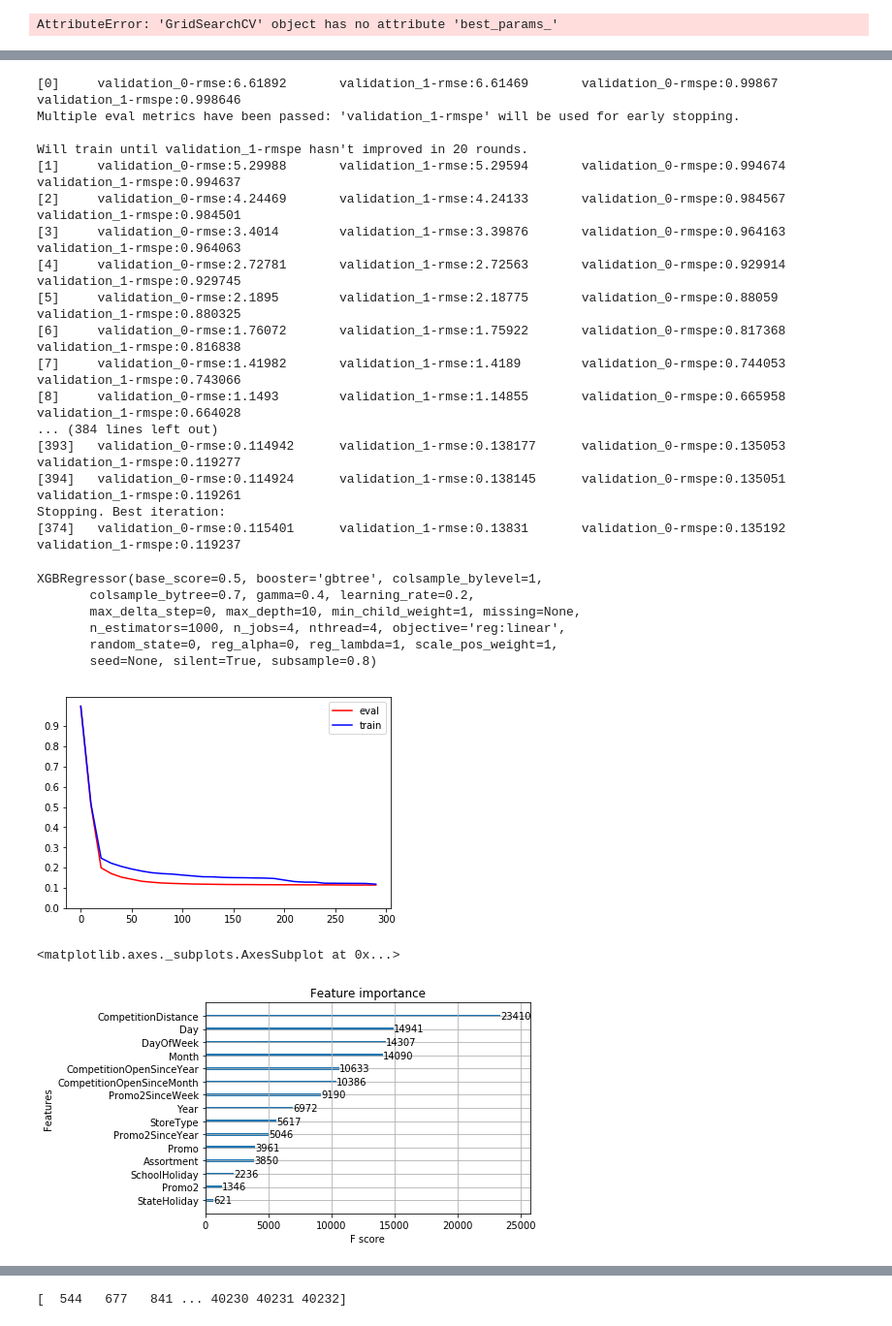
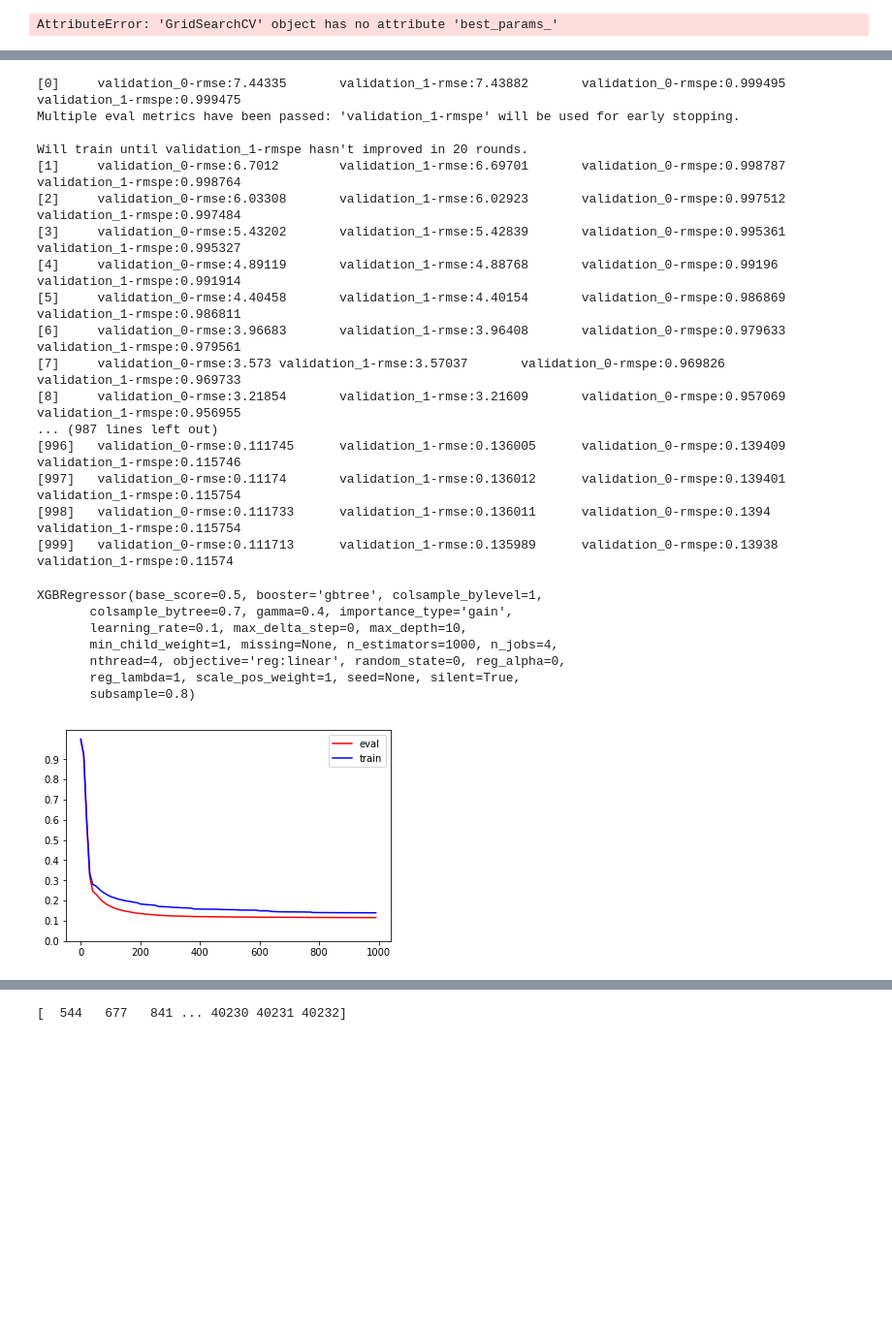
Before and after one commit to yiikai/rosman_predict, a Jupyter notebook: RosMan.ipynb, the cells around one changed output, grey strips where cells are left out. Shown: that part at 97% size. Saved outputs shown, nothing was run; the diff lists cells and outputs as text; code cells hidden in the pictures; blank space fills up the shorter version.

```diff
--- a/RosMan.ipynb
+++ b/RosMan.ipynb
@@ -480,43 +334,44 @@ print(gsearch4.best_params_)
 # %%
 
-estimator = xgb.XGBRegressor(max_depth=10,learning_rate =0.2,n_jobs =4, gamma = 0.4,n_estimators=num_trees,subsample=0.8,colsample_bytree=0.7,nthread=4,scale_pos_weight=1)
+estimator = xgb.XGBRegressor(max_depth=10,learning_rate =0.1,n_jobs =4, gamma = 0.4,n_estimators=num_trees,subsample=0.8,colsample_bytree=0.7,nthread=4,scale_pos_weight=1)
 estimator.fit(X_train, Y_train,eval_metric=rmspe_xg, eval_set=eval_set, verbose=True,early_stopping_rounds=20)
 # %% [output]
-[0]     validation_0-rmse:6.61892       validation_1-rmse:6.61469       validation_0-rmspe:0.99867      validation_1-rmspe:0.998646
+[0]     validation_0-rmse:7.44335       validation_1-rmse:7.43882       validation_0-rmspe:0.999495     validation_1-rmspe:0.999475
 Multiple eval metrics have been passed: 'validation_1-rmspe' will be used for early stopping.
 
 Will train until validation_1-rmspe hasn't improved in 20 rounds.
-[1]     validation_0-rmse:5.29988       validation_1-rmse:5.29594       validation_0-rmspe:0.994674     validation_1-rmspe:0.994637
-[2]     validation_0-rmse:4.24469       validation_1-rmse:4.24133       validation_0-rmspe:0.984567     validation_1-rmspe:0.984501
-[3]     validation_0-rmse:3.4014        validation_1-rmse:3.39876       validation_0-rmspe:0.964163     validation_1-rmspe:0.964063
-[4]     validation_0-rmse:2.72781       validation_1-rmse:2.72563       validation_0-rmspe:0.929914     validation_1-rmspe:0.929745
-[5]     validation_0-rmse:2.1895        validation_1-rmse:2.18775       validation_0-rmspe:0.88059      validation_1-rmspe:0.880325
-[6]     validation_0-rmse:1.76072       validation_1-rmse:1.75922       validation_0-rmspe:0.817368     validation_1-rmspe:0.816838
-[7]     validation_0-rmse:1.41982       validation_1-rmse:1.4189        validation_0-rmspe:0.744053     validation_1-rmspe:0.743066
-[8]     validation_0-rmse:1.1493        validation_1-rmse:1.14855       validation_0-rmspe:0.665958     validation_1-rmspe:0.664028
-... (384 lines left out)
-[393]   validation_0-rmse:0.114942      validation_1-rmse:0.138177      validation_0-rmspe:0.135053     validation_1-rmspe:0.119277
-[394]   validation_0-rmse:0.114924      validation_1-rmse:0.138145      validation_0-rmspe:0.135051     validation_1-rmspe:0.119261
-Stopping. Best iteration:
-[374]   validation_0-rmse:0.115401      validation_1-rmse:0.13831       validation_0-rmspe:0.135192     validation_1-rmspe:0.119237
+[1]     validation_0-rmse:6.7012        validation_1-rmse:6.69701       validation_0-rmspe:0.998787     validation_1-rmspe:0.998764
+[2]     validation_0-rmse:6.03308       validation_1-rmse:6.02923       validation_0-rmspe:0.997512     validation_1-rmspe:0.997484
+[3]     validation_0-rmse:5.43202       validation_1-rmse:5.42839       validation_0-rmspe:0.995361     validation_1-rmspe:0.995327
+[4]     validation_0-rmse:4.89119       validation_1-rmse:4.88768       validation_0-rmspe:0.99196      validation_1-rmspe:0.991914
+[5]     validation_0-rmse:4.40458       validation_1-rmse:4.40154       validation_0-rmspe:0.986869     validation_1-rmspe:0.986811
+[6]     validation_0-rmse:3.96683       validation_1-rmse:3.96408       validation_0-rmspe:0.979633     validation_1-rmspe:0.979561
+[7]     validation_0-rmse:3.573 validation_1-rmse:3.57037       validation_0-rmspe:0.969826     validation_1-rmspe:0.969733
+[8]     validation_0-rmse:3.21854       validation_1-rmse:3.21609       validation_0-rmspe:0.957069     validation_1-rmspe:0.956955
+... (987 lines left out)
+[996]   validation_0-rmse:0.111745      validation_1-rmse:0.136005      validation_0-rmspe:0.139409     validation_1-rmspe:0.115746
+[997]   validation_0-rmse:0.11174       validation_1-rmse:0.136012      validation_0-rmspe:0.139401     validation_1-rmspe:0.115754
+[998]   validation_0-rmse:0.111733      validation_1-rmse:0.136011      validation_0-rmspe:0.1394       validation_1-rmspe:0.115754
+[999]   validation_0-rmse:0.111713      validation_1-rmse:0.135989      validation_0-rmspe:0.13938      validation_1-rmspe:0.11574
 XGBRegressor(base_score=0.5, booster='gbtree', colsample_bylevel=1,
-       colsample_bytree=0.7, gamma=0.4, learning_rate=0.2,
-       max_delta_step=0, max_depth=10, min_child_weight=1, missing=None,
-       n_estimators=1000, n_jobs=4, nthread=4, objective='reg:linear',
-       random_state=0, reg_alpha=0, reg_lambda=1, scale_pos_weight=1,
-       seed=None, silent=True, subsample=0.8)
+       colsample_bytree=0.7, gamma=0.4, importance_type='gain',
+       learning_rate=0.1, max_delta_step=0, max_depth=10,
+       min_child_weight=1, missing=None, n_estimators=1000, n_jobs=4,
+       nthread=4, objective='reg:linear', random_state=0, reg_alpha=0,
+       reg_lambda=1, scale_pos_weight=1, seed=None, silent=True,
+       subsample=0.8)
 # %%
 #从最终的训练importnace中看果然是时间序列影响比较大
-evaldata = ret['eval']['rmspe'][0:num_trees:10]
-traindata = ret['train']['rmspe'][0:num_trees:10]
-plt.plot(range(0,num_trees,10),evaldata,color='red',label="eval")
-plt.plot(range(0,num_trees,10),traindata,color='blue',label="train")
+ret = estimator.evals_result()
+train_line = ret['validation_0']['rmspe'][0:1000:10]
+eval_line  = ret['validation_1']['rmspe'][0:1000:10]
+# evaldata = ret['eval']['rmspe'][0:num_trees:10]
+# traindata = ret['train']['rmspe'][0:num_trees:10]
+plt.plot(range(0,1000,10),eval_line,color='red',label="eval")
+plt.plot(range(0,1000,10),train_line,color='blue',label="train")
 plt.legend(loc='best')
 y_tick = np.arange(0,1,0.1)
 plt.yticks(y_tick)
 plt.show()
-xgb.plot_importance(gbm2)
 # %% [output]
-[figure, old version]
+[figure, new version]
-<matplotlib.axes._subplots.AxesSubplot at 0x...>
-[figure, removed]
```
Also changed, not shown: parts of 10 cells of this notebook, 3 other files.
